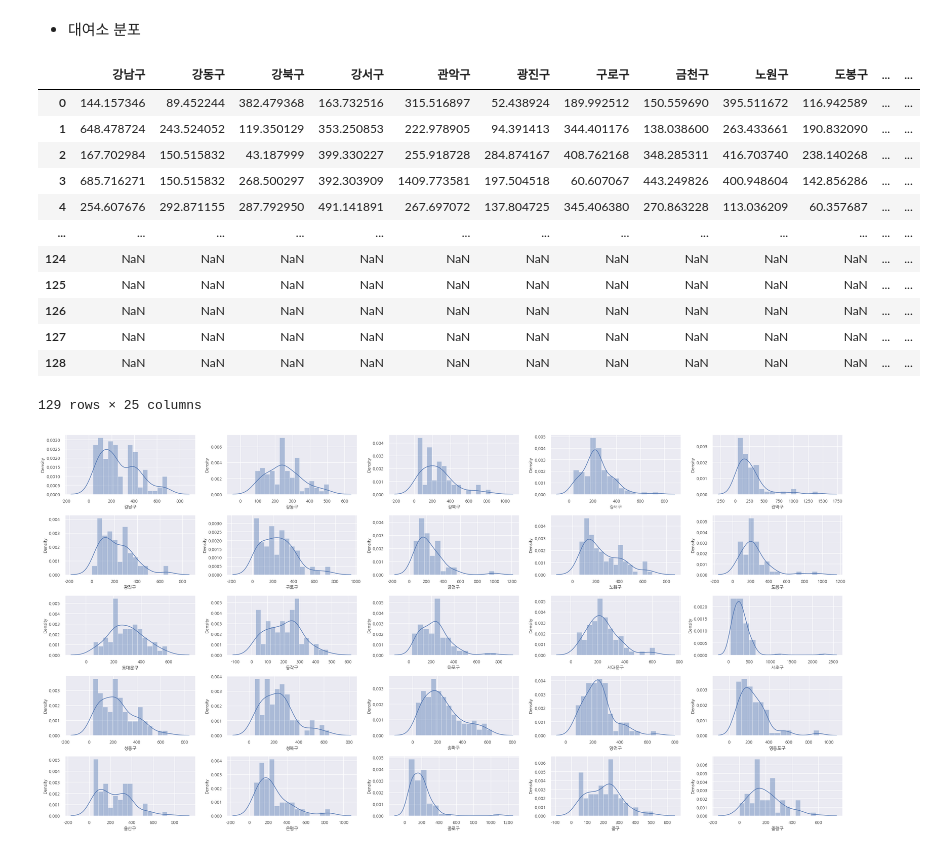
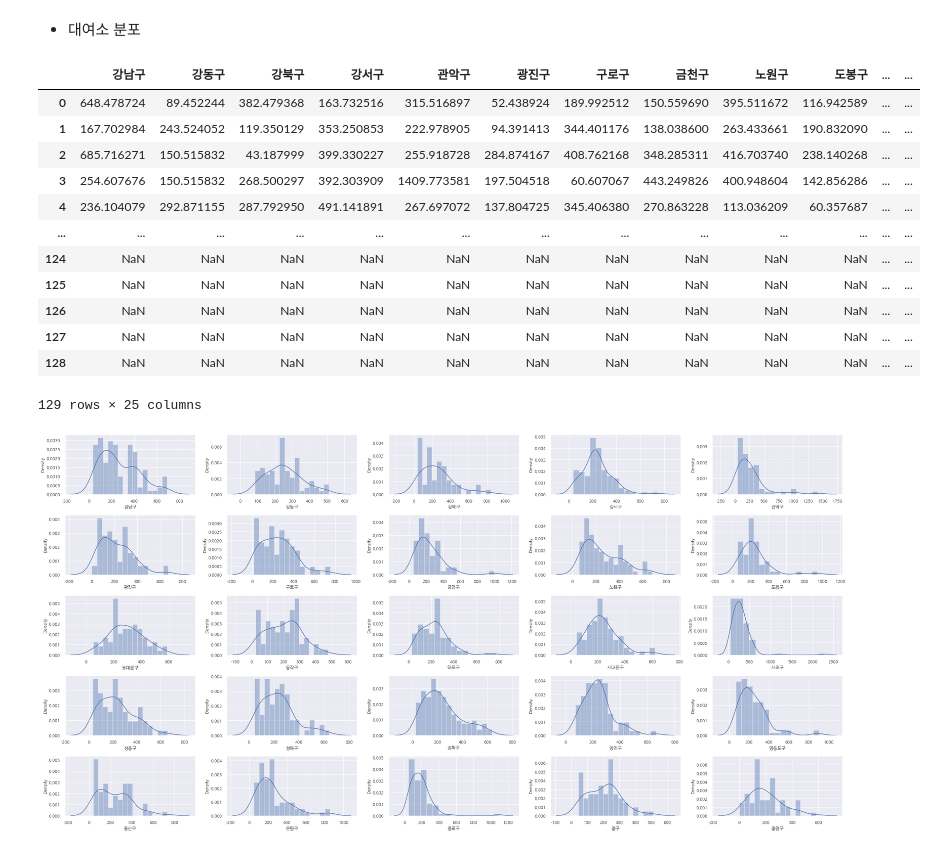
Before and after one commit to yunju727/Opensource-Project, a Jupyter notebook: main2.ipynb, the cells around one changed output. Drawn from its saved outputs; the diff is of its cells as text; code cells hidden in the pictures.

```diff
--- a/main2.ipynb
+++ b/main2.ipynb
@@ -223,39 +223,42 @@ plt.show()
 #위/경도 이용한 두 대여소 간 거리 표현 -> 대여소의 밀집도 파악
 #자치구 별로 대여소 위도/경도 페어 구하기
 #haversine(a위도/경도, b위도/경도) -> a,b 거리 반환 라이브러리
 
 from haversine import haversine
 New_Data1 = pd.DataFrame(Data1)
 New_Data1.drop(columns = ['대여소명', '설치시기', '거치대수', '년', '월'], inplace=True) #불필요 컬럼 제거
 New_Data1['위도'] = pd.to_numeric(Data1['위도']) #위/경도 계산위해서 형변환
 New_Data1['경도'] = pd.to_numeric(Data1['경도'])
 Group = New_Data1.groupby(by = ['자치구']) #구별로 그룹핑
 
 dist_dict = {} # key : 자치구 , value : 대어소 간 거리
+min_list = []
+dist_list = []
 for place, df in Group:
     for i, i_row in df.iterrows():
-        min_list.append(min(dist_list))
+        if len(dist_list) != 0:
+            min_list.append(min(dist_list))
         dist_list = [] #initalize
         for j, j_row in df.iterrows(): # 한 대여소 Fix후 그 외의 대여소와의 거리 순회
             if i == j: #동일 지점 생략
                 continue
             i_location = (i_row['위도'], i_row['경도'])
             j_location = (j_row['위도'], j_row['경도'])
             distance = haversine(i_location, j_location, unit = 'm') # m단위 거리 산출
             dist_list.append(distance)
     dist_dict[place] = min_list #dict 값 추가
     min_list = [] # 가장 가까운 대여소 페어간의 거리를 저장 & initalize
 
 res = pd.DataFrame.from_dict(dist_dict, orient='index') # 배열길이 서로 달라 길이 보정
 res = res.transpose()
 res
 # %% [output]
 |  | 강남구 | 강동구 | 강북구 | 강서구 | 관악구 | 광진구 | 구로구 | 금천구 | 노원구 | 도봉구 | ... | ... |
-| 0 | 144.157346 | 89.452244 | 382.479368 | 163.732516 | 315.516897 | 52.438924 | 189.992512 | 150.559690 | 395.511672 | 116.942589 | ... | ... |
-| 1 | 648.478724 | 243.524052 | 119.350129 | 353.250853 | 222.978905 | 94.391413 | 344.401176 | 138.038600 | 263.433661 | 190.832090 | ... | ... |
-| 2 | 167.702984 | 150.515832 | 43.187999 | 399.330227 | 255.918728 | 284.874167 | 408.762168 | 348.285311 | 416.703740 | 238.140268 | ... | ... |
-| 3 | 685.716271 | 150.515832 | 268.500297 | 392.303909 | 1409.773581 | 197.504518 | 60.607067 | 443.249826 | 400.948604 | 142.856286 | ... | ... |
-| 4 | 254.607676 | 292.871155 | 287.792950 | 491.141891 | 267.697072 | 137.804725 | 345.406380 | 270.863228 | 113.036209 | 60.357687 | ... | ... |
+| 0 | 648.478724 | 89.452244 | 382.479368 | 163.732516 | 315.516897 | 52.438924 | 189.992512 | 150.559690 | 395.511672 | 116.942589 | ... | ... |
+| 1 | 167.702984 | 243.524052 | 119.350129 | 353.250853 | 222.978905 | 94.391413 | 344.401176 | 138.038600 | 263.433661 | 190.832090 | ... | ... |
+| 2 | 685.716271 | 150.515832 | 43.187999 | 399.330227 | 255.918728 | 284.874167 | 408.762168 | 348.285311 | 416.703740 | 238.140268 | ... | ... |
+| 3 | 254.607676 | 150.515832 | 268.500297 | 392.303909 | 1409.773581 | 197.504518 | 60.607067 | 443.249826 | 400.948604 | 142.856286 | ... | ... |
+| 4 | 236.104079 | 292.871155 | 287.792950 | 491.141891 | 267.697072 | 137.804725 | 345.406380 | 270.863228 | 113.036209 | 60.357687 | ... | ... |
 | ... | ... | ... | ... | ... | ... | ... | ... | ... | ... | ... | ... | ... |
 | 124 | NaN | NaN | NaN | NaN | NaN | NaN | NaN | NaN | NaN | NaN | ... | ... |
 | 125 | NaN | NaN | NaN | NaN | NaN | NaN | NaN | NaN | NaN | NaN | ... | ... |
```
Also changed, not shown: 9 other files.
